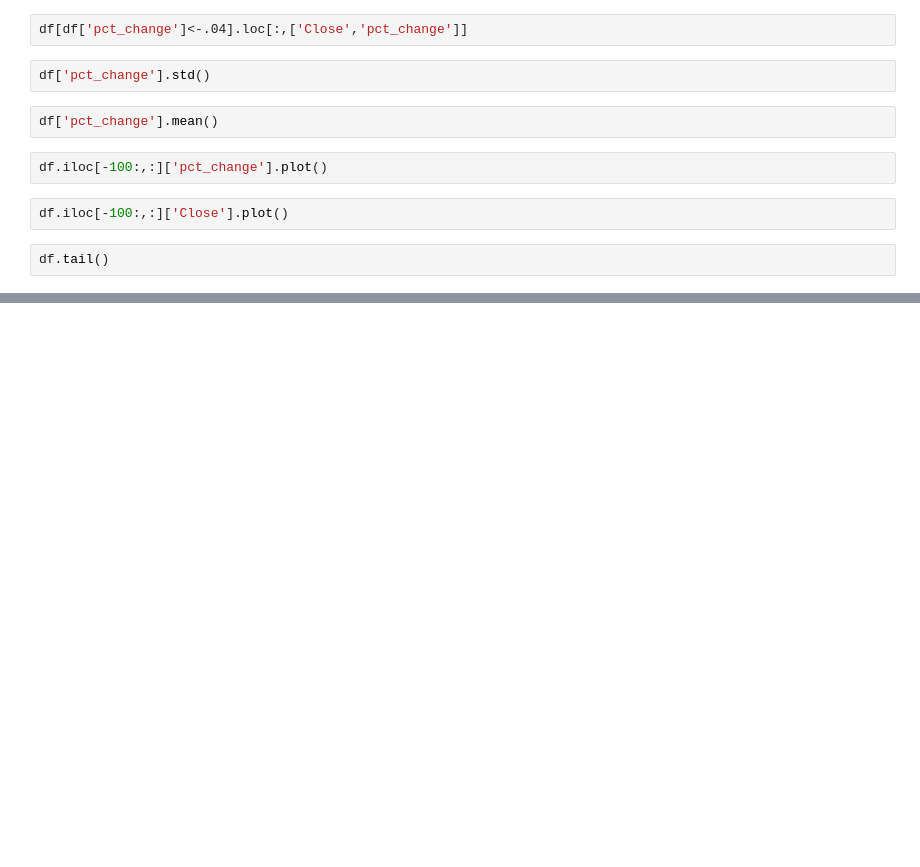
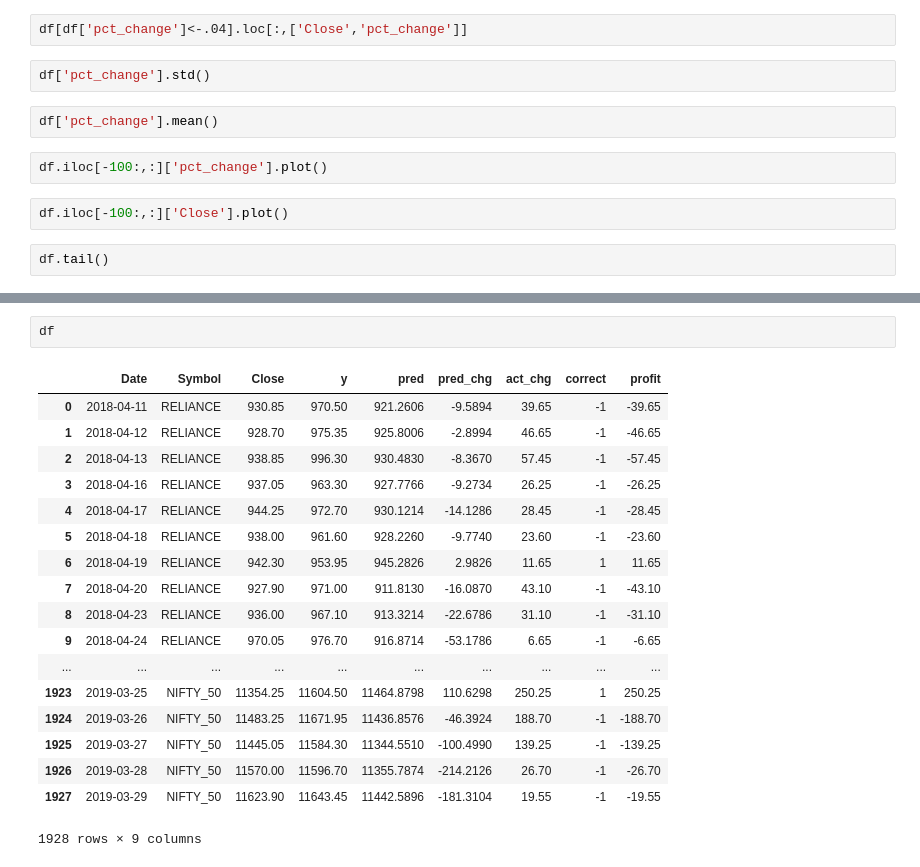
Before and after one commit to tildekarthik/stock_analysis, a Jupyter notebook: code/stock_data_visualization.ipynb, the cells around one changed output, grey strips where cells are left out. Drawn from its saved outputs; the diff is of its cells as text; blank space fills up the shorter version.

```diff
--- a/code/stock_data_visualization.ipynb
+++ b/code/stock_data_visualization.ipynb
@@ -112,0 +132,21 @@ df.tail()
+# %%
+df
+# %% [output]
+|  | Date | Symbol | Close | y | pred | pred_chg | act_chg | correct | profit |
+| 0 | 2018-04-11 | RELIANCE | 930.85 | 970.50 | 921.2606 | -9.5894 | 39.65 | -1 | -39.65 |
+| 1 | 2018-04-12 | RELIANCE | 928.70 | 975.35 | 925.8006 | -2.8994 | 46.65 | -1 | -46.65 |
+| 2 | 2018-04-13 | RELIANCE | 938.85 | 996.30 | 930.4830 | -8.3670 | 57.45 | -1 | -57.45 |
+| 3 | 2018-04-16 | RELIANCE | 937.05 | 963.30 | 927.7766 | -9.2734 | 26.25 | -1 | -26.25 |
+| 4 | 2018-04-17 | RELIANCE | 944.25 | 972.70 | 930.1214 | -14.1286 | 28.45 | -1 | -28.45 |
+| 5 | 2018-04-18 | RELIANCE | 938.00 | 961.60 | 928.2260 | -9.7740 | 23.60 | -1 | -23.60 |
+| 6 | 2018-04-19 | RELIANCE | 942.30 | 953.95 | 945.2826 | 2.9826 | 11.65 | 1 | 11.65 |
+| 7 | 2018-04-20 | RELIANCE | 927.90 | 971.00 | 911.8130 | -16.0870 | 43.10 | -1 | -43.10 |
+| 8 | 2018-04-23 | RELIANCE | 936.00 | 967.10 | 913.3214 | -22.6786 | 31.10 | -1 | -31.10 |
+| 9 | 2018-04-24 | RELIANCE | 970.05 | 976.70 | 916.8714 | -53.1786 | 6.65 | -1 | -6.65 |
+| ... | ... | ... | ... | ... | ... | ... | ... | ... | ... |
+| 1923 | 2019-03-25 | NIFTY_50 | 11354.25 | 11604.50 | 11464.8798 | 110.6298 | 250.25 | 1 | 250.25 |
+| 1924 | 2019-03-26 | NIFTY_50 | 11483.25 | 11671.95 | 11436.8576 | -46.3924 | 188.70 | -1 | -188.70 |
+| 1925 | 2019-03-27 | NIFTY_50 | 11445.05 | 11584.30 | 11344.5510 | -100.4990 | 139.25 | -1 | -139.25 |
+| 1926 | 2019-03-28 | NIFTY_50 | 11570.00 | 11596.70 | 11355.7874 | -214.2126 | 26.70 | -1 | -26.70 |
+| 1927 | 2019-03-29 | NIFTY_50 | 11623.90 | 11643.45 | 11442.5896 | -181.3104 | 19.55 | -1 | -19.55 |
+1928 rows × 9 columns
```
Also changed, not shown: parts of 5 cells of this notebook, 4 other files.
